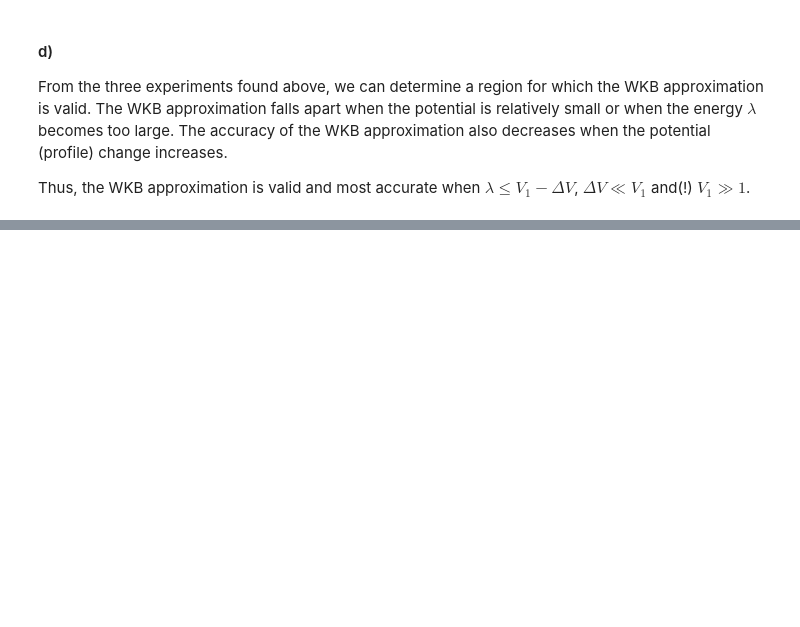
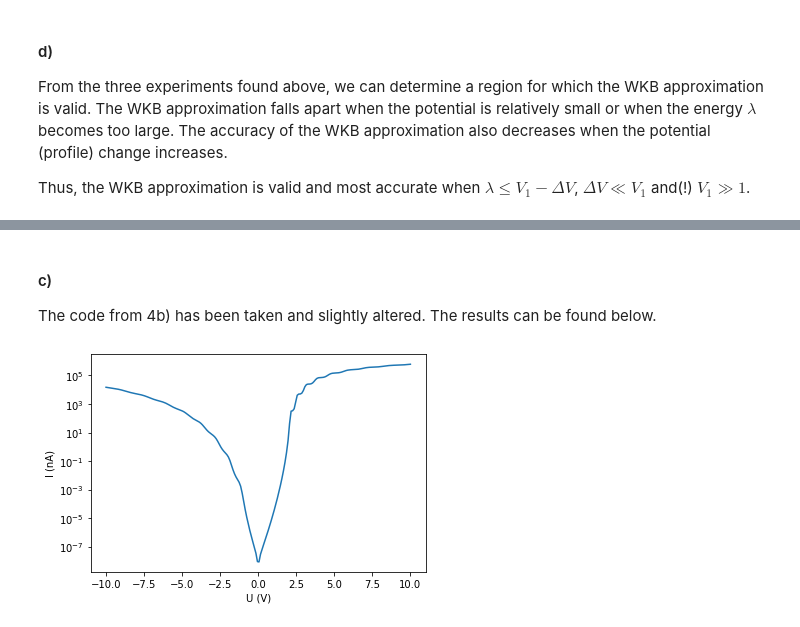
Before and after one commit to KevoSoftworks/computational_physics, a Jupyter notebook: 3_wave_propagation/wave_propagation.ipynb, the cells around one changed output, grey strips where cells are left out. Cells and saved outputs as stored; diff of their text form; code cells hidden in the pictures; blank space fills up the shorter version.

```diff
--- a/3_wave_propagation/wave_propagation.ipynb
+++ b/3_wave_propagation/wave_propagation.ipynb
@@ -408,0 +474,40 @@ Thus, the WKB approximation is valid and most accurate when $\lambda \leq V_1 -
+# %% [markdown]
+#### c)
+The code from 4b) has been taken and slightly altered. The results can be found below.
+# %%
+I = lambda T, E: -c.e / (c.pi * c.hbar) * np.trapz(T, x=E)
+
+x0 = 1E-9
+V0 = 3.8010E-2
+
+x = 3E-9
+psi = (0.4, 1.8)
+
+Ef = 1 / V0
+a = x / x0
+
+IT = []
+biases = np.linspace(-10/V0, 10/V0, 200)
+
+for bias in biases:
+    T = []
+
+    V = [Ef + i / V0 for i in psi]
+    dV = bias
+    epsilon = (V[0] - V[1] + bias) / a
+
+    E = np.linspace(max(Ef-dV, 0.001), -dV if -dV > Ef else Ef, 50)
+    pot = Potential(-0.5*a, 0.5*a, 100, \
+                    expr = lambda y: V[0] - epsilon * (y + 0.5*a), \
+                    outside_range = (lambda _: 0, lambda _: -dV))
+    for lambda_ in E:
+        sm = ScatterMatrix(pot, lambda_)
+        T.append(sm.transmission())
+
+    IT.append(I(T, E))
+
+plt.semilogy(biases*V0, np.abs(IT)*c.e/1E-9)
+plt.xlabel("U (V)")
+plt.ylabel("I (nA)");
+# %% [output]
+[figure, added]
```
Also changed, not shown: parts of 9 cells of this notebook, 1 other file.
